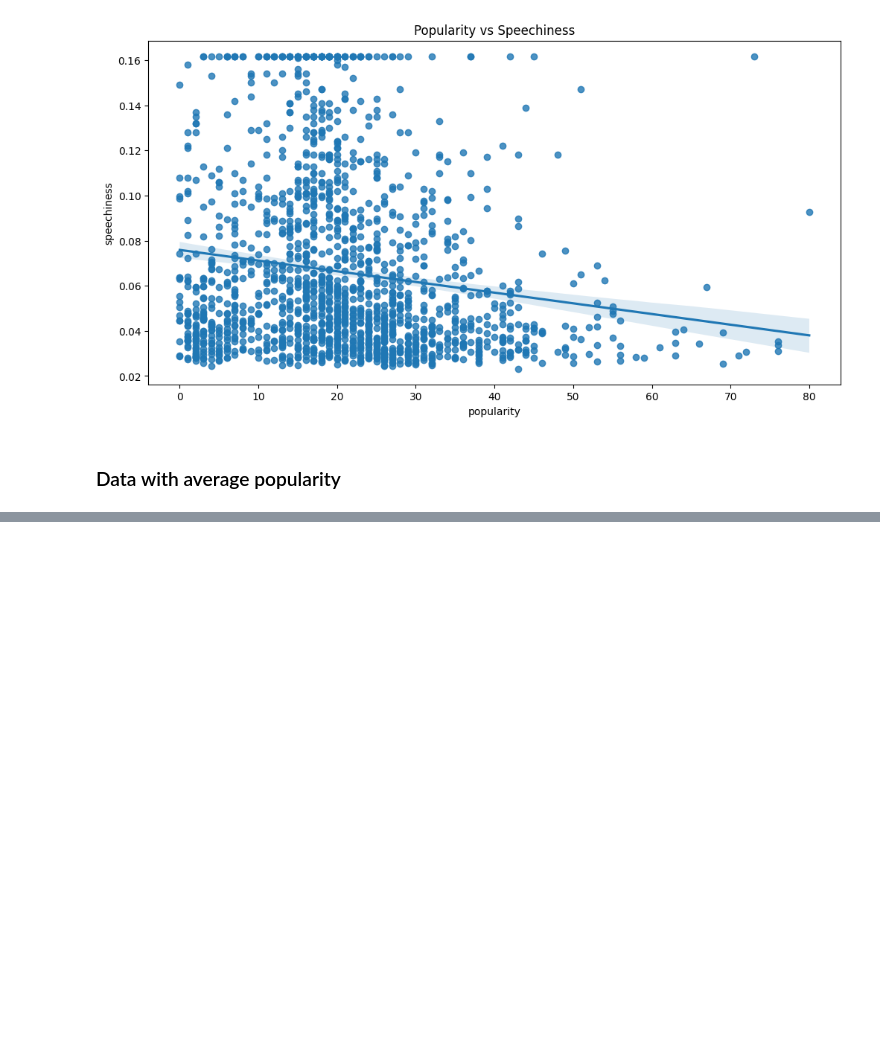
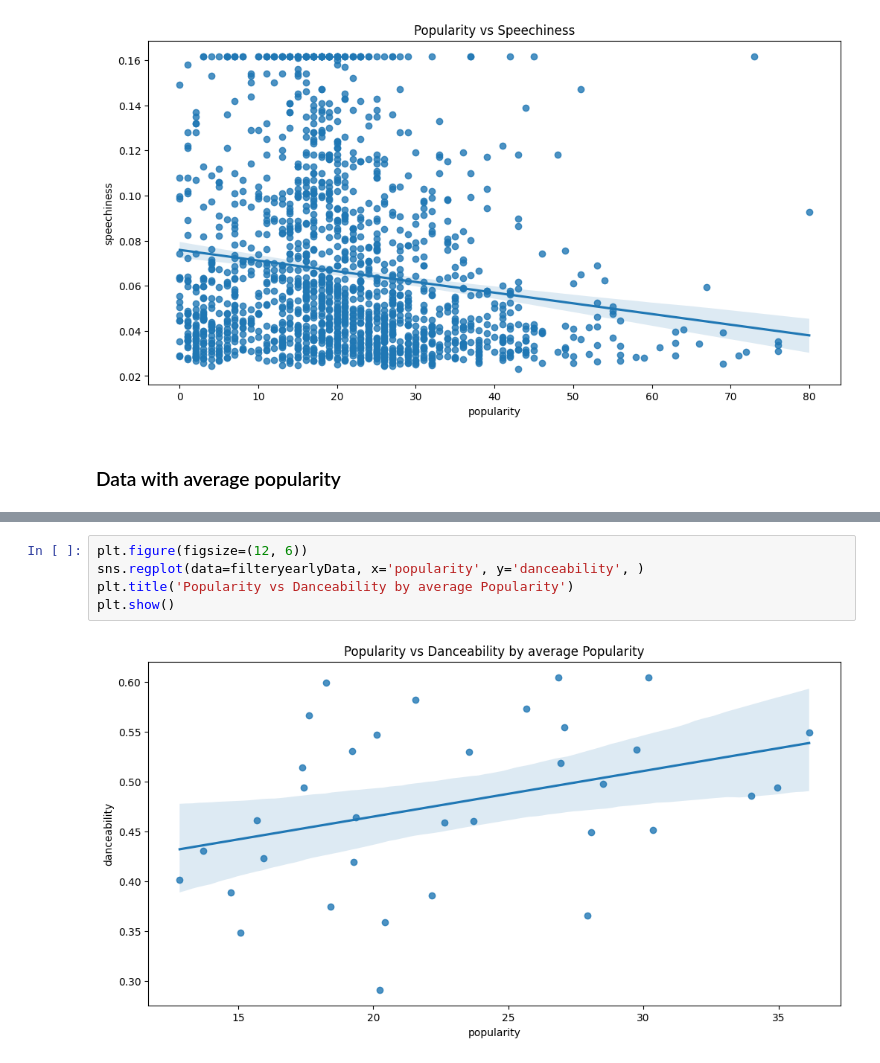
Before and after one commit to ShakyaSangam/spotify-ml-analysis, a Jupyter notebook: spotify.ipynb, the cells around one changed output, grey strips where cells are left out. Drawn from its saved outputs; the diff is of its cells as text; blank space fills up the shorter version.

```diff
--- a/spotify.ipynb
+++ b/spotify.ipynb
@@ -440,0 +483,7 @@ plt.show()
+# %%
+plt.figure(figsize=(12, 6))
+sns.regplot(data=filteryearlyData, x='popularity', y='danceability', )
+plt.title('Popularity vs Danceability by average Popularity')
+plt.show()
+# %% [output]
+[figure, added]
```
Also changed, not shown: parts of 7 cells of this notebook.
